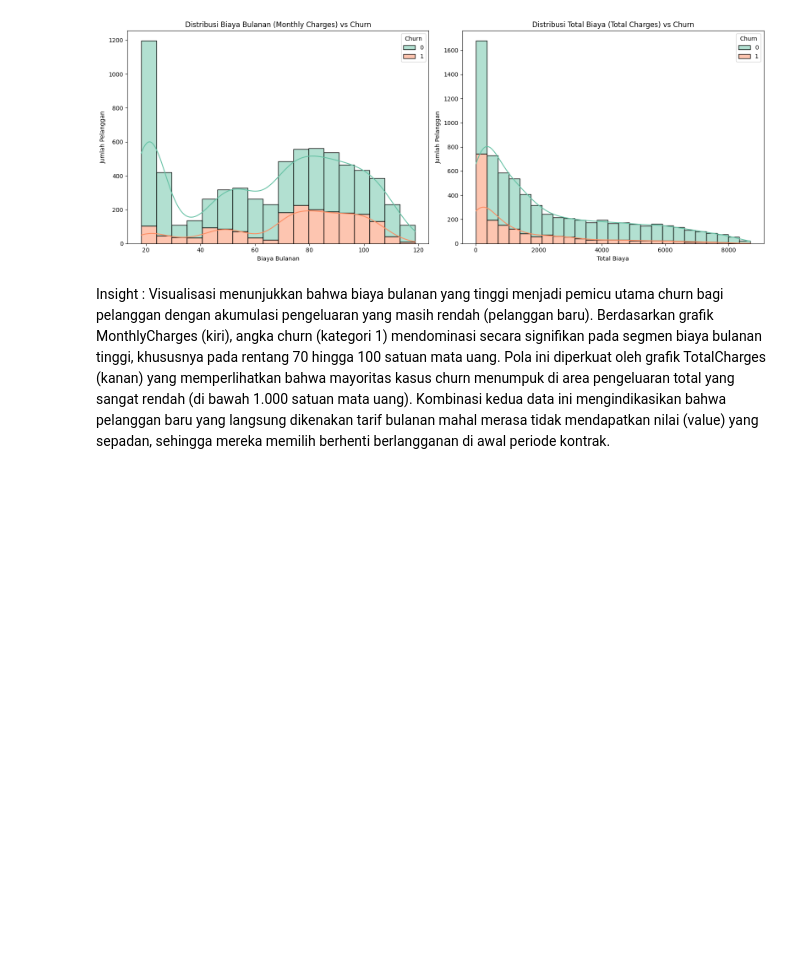
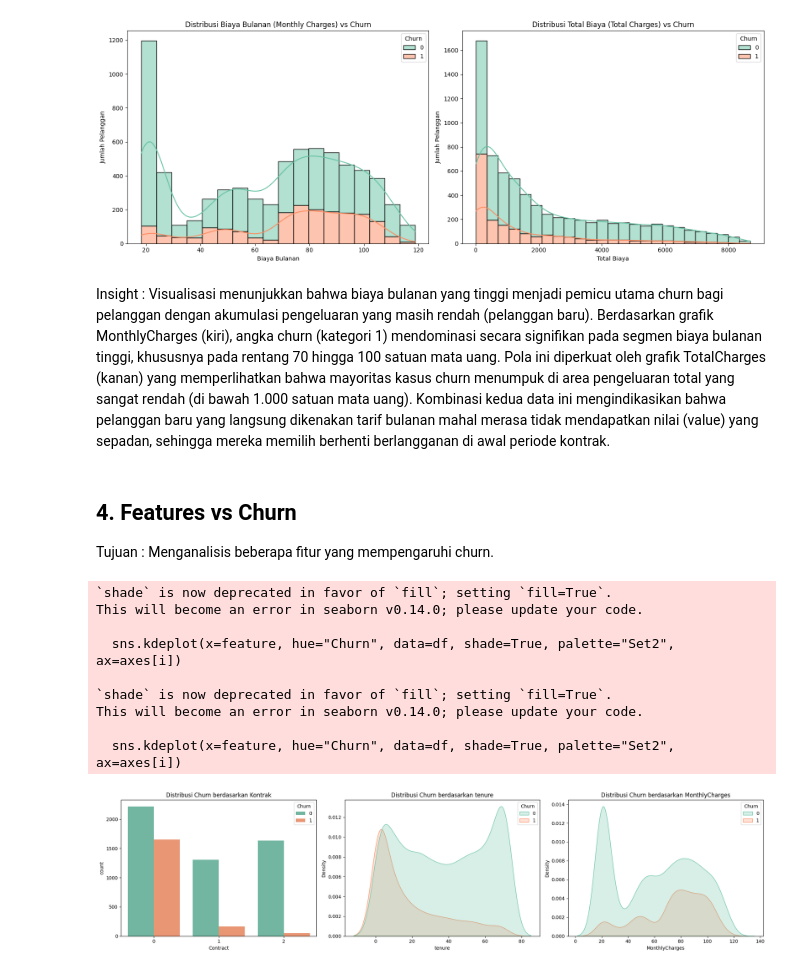
Before and after one commit to RyannPy/customer-intelligence-platform, a Jupyter notebook: notebooks/02_eda.ipynb, the cells around one changed output. Drawn from its saved outputs; the diff is of its cells as text; code cells hidden in the pictures; blank space fills up the shorter version.

Commit message:
feat: EDA - features to churn and correlation

```diff
--- a/notebooks/02_eda.ipynb
+++ b/notebooks/02_eda.ipynb
@@ -113,3 +114,33 @@ plt.show()
 [figure]
 # %% [markdown]
 Insight : Visualisasi menunjukkan bahwa biaya bulanan yang tinggi menjadi pemicu utama churn bagi pelanggan dengan akumulasi pengeluaran yang masih rendah (pelanggan baru). Berdasarkan grafik MonthlyCharges (kiri), angka churn (kategori 1) mendominasi secara signifikan pada segmen biaya bulanan tinggi, khususnya pada rentang 70 hingga 100 satuan mata uang. Pola ini diperkuat oleh grafik TotalCharges (kanan) yang memperlihatkan bahwa mayoritas kasus churn menumpuk di area pengeluaran total yang sangat rendah (di bawah 1.000 satuan mata uang). Kombinasi kedua data ini mengindikasikan bahwa pelanggan baru yang langsung dikenakan tarif bulanan mahal merasa tidak mendapatkan nilai (value) yang sepadan, sehingga mereka memilih berhenti berlangganan di awal periode kontrak.
+# %% [markdown]
+## 4. Features vs Churn
+Tujuan : Menganalisis beberapa fitur yang mempengaruhi churn.
+# %%
+fig, axes = plt.subplots(1, 3, figsize=(20, 5))
+features = ["Contract", "tenure", "MonthlyCharges"]
+
+for i, feature in enumerate(features):
+    if feature == "Contract":
+        # Data Kategorikal: Gunakan countplot
+        sns.countplot(x=feature, hue="Churn", data=df, palette="Set2", ax=axes[i])
+        axes[i].set_title("Distribusi Churn berdasarkan Kontrak")
+    else:
+        # Data Numerik (tenure & MonthlyCharges): Gunakan kdeplot / histplot
+        sns.kdeplot(x=feature, hue="Churn", data=df, shade=True, palette="Set2", ax=axes[i])
+        axes[i].set_title(f"Distribusi Churn berdasarkan {feature}")
+
+plt.tight_layout()
+plt.show()
+# %% [output]
+`shade` is now deprecated in favor of `fill`; setting `fill=True`.
+This will become an error in seaborn v0.14.0; please update your code.
+
+  sns.kdeplot(x=feature, hue="Churn", data=df, shade=True, palette="Set2", ax=axes[i])
+
+`shade` is now deprecated in favor of `fill`; setting `fill=True`.
+This will become an error in seaborn v0.14.0; please update your code.
+
+  sns.kdeplot(x=feature, hue="Churn", data=df, shade=True, palette="Set2", ax=axes[i])
+[figure, added]
```
Also changed, not shown: parts of 5 cells of this notebook.
